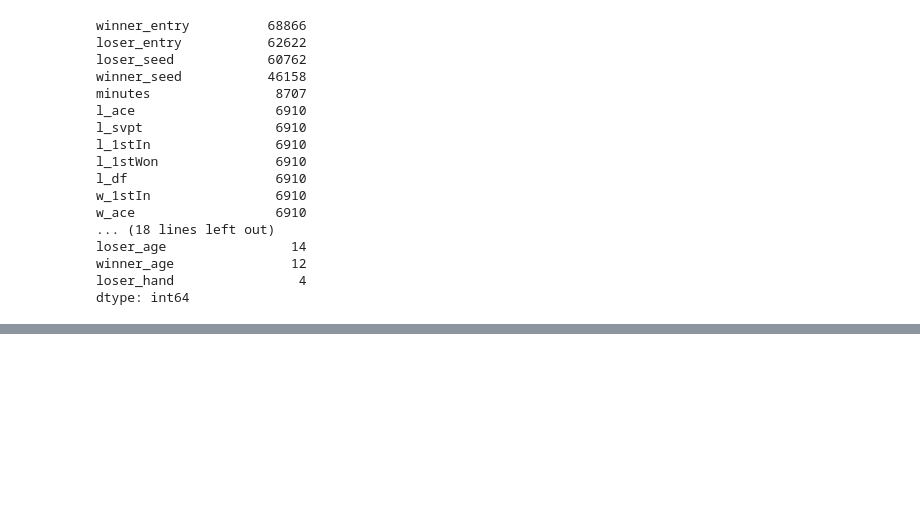
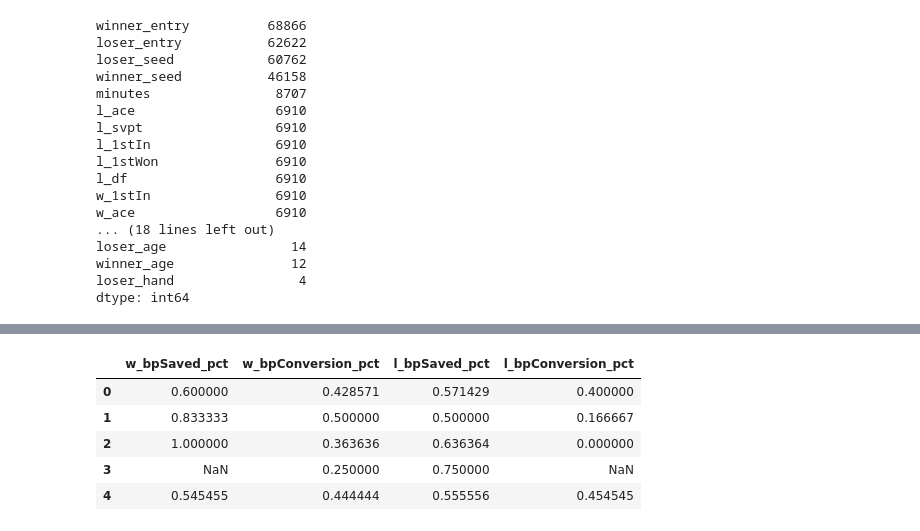
Before and after one commit to riccardomaino/tennis-momentum-engine, a Jupyter notebook: notebooks/preprocessing.ipynb, the cells around one changed output, grey strips where cells are left out. Cells and saved outputs as stored; diff of their text form; code cells hidden in the pictures; blank space fills up the shorter version.

```diff
--- a/notebooks/preprocessing.ipynb
+++ b/notebooks/preprocessing.ipynb
@@ -152,0 +223,19 @@ df["tourney_date"] = pd.to_datetime(df["tourney_date"], format="%Y%m%d")
+# %%
+# Features: Breakpoints Stats %
+new_breakpoints_features = ["bpSaved_pct", "bpConversion_pct"]
+
+df["w_bpSaved_pct"] = df["w_bpSaved"] / df["w_bpFaced"]
+df["l_bpSaved_pct"] = df["l_bpSaved"] / df["l_bpFaced"]
+df["w_bpConversion_pct"] = 1 - df["l_bpSaved_pct"]
+df["l_bpConversion_pct"] = 1 - df["w_bpSaved_pct"]
+
+full_breakpoints_features = [g("w_",f) for f in new_breakpoints_features] + [g("l_", f) for f in new_breakpoints_features]
+df[full_breakpoints_features].head(5)
+# df[[g("w_", f) for f in new_breakpoints_features]].isnull().sum()
+# %% [output]
+|  | w_bpSaved_pct | w_bpConversion_pct | l_bpSaved_pct | l_bpConversion_pct |
+| 0 | 0.600000 | 0.428571 | 0.571429 | 0.400000 |
+| 1 | 0.833333 | 0.500000 | 0.500000 | 0.166667 |
+| 2 | 1.000000 | 0.363636 | 0.636364 | 0.000000 |
+| 3 | NaN | 0.250000 | 0.750000 | NaN |
+| 4 | 0.545455 | 0.444444 | 0.555556 | 0.454545 |
```
Also changed, not shown: parts of 13 cells of this notebook.
